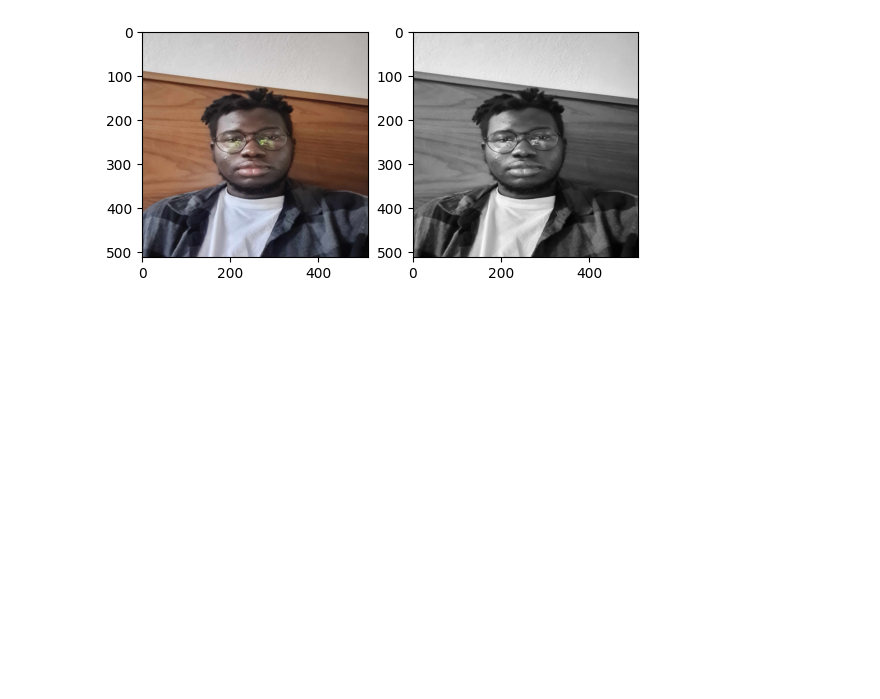
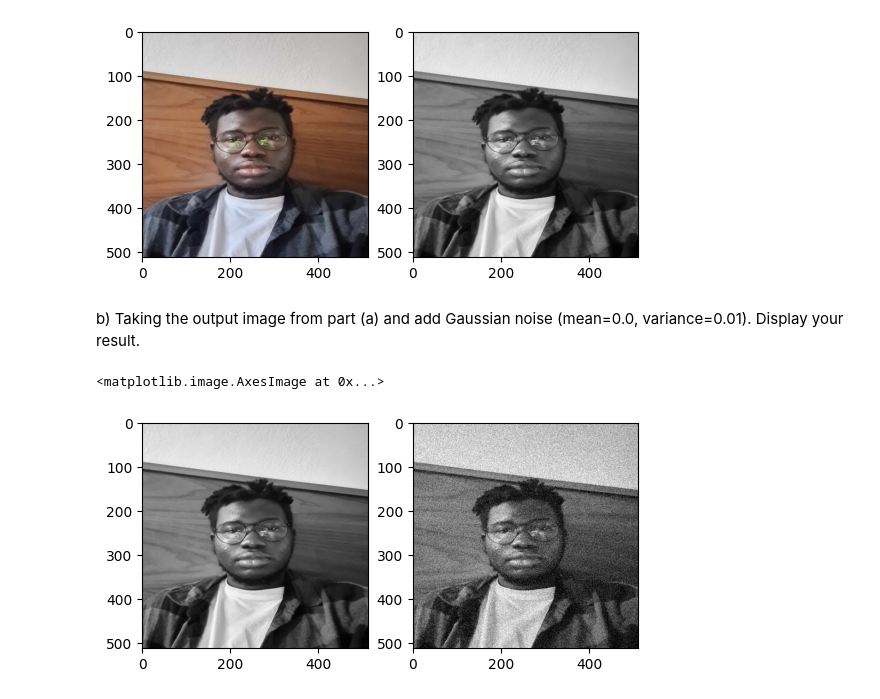
Before and after one commit to Waranika/DCU-EE425-IPA, a Jupyter notebook: Assignement/Part1.ipynb, the cells around one changed output. Saved outputs shown, nothing was run; the diff lists cells and outputs as text; code cells hidden in the pictures; blank space fills up the shorter version.

```diff
--- a/Assignement/Part1.ipynb
+++ b/Assignement/Part1.ipynb
@@ -28,3 +35,17 @@ ax[1].imshow(grey_image, cmap = plt.cm.gray)
 # %% [output]
 <matplotlib.image.AxesImage at 0x...>
 [figure]
+# %% [markdown]
+b) Taking the output image from part (a) and add Gaussian noise (mean=0.0, variance=0.01). Display your result.
+# %%
+noised_image = random_noise(grey_image, mode='gaussian', mean=0.0, var=0.01)
+# %%
+fig, ax = plt.subplots(1, 2 )
+ax[0] = plt.subplot(1, 2, 1)
+ax[1] = plt.subplot(1, 2, 2)
+
+ax[0].imshow(grey_image, cmap = plt.cm.gray)
+ax[1].imshow(noised_image, cmap = plt.cm.gray)
+# %% [output]
+<matplotlib.image.AxesImage at 0x...>
+[figure, added]
```
Also changed, not shown: parts of 4 cells of this notebook.
